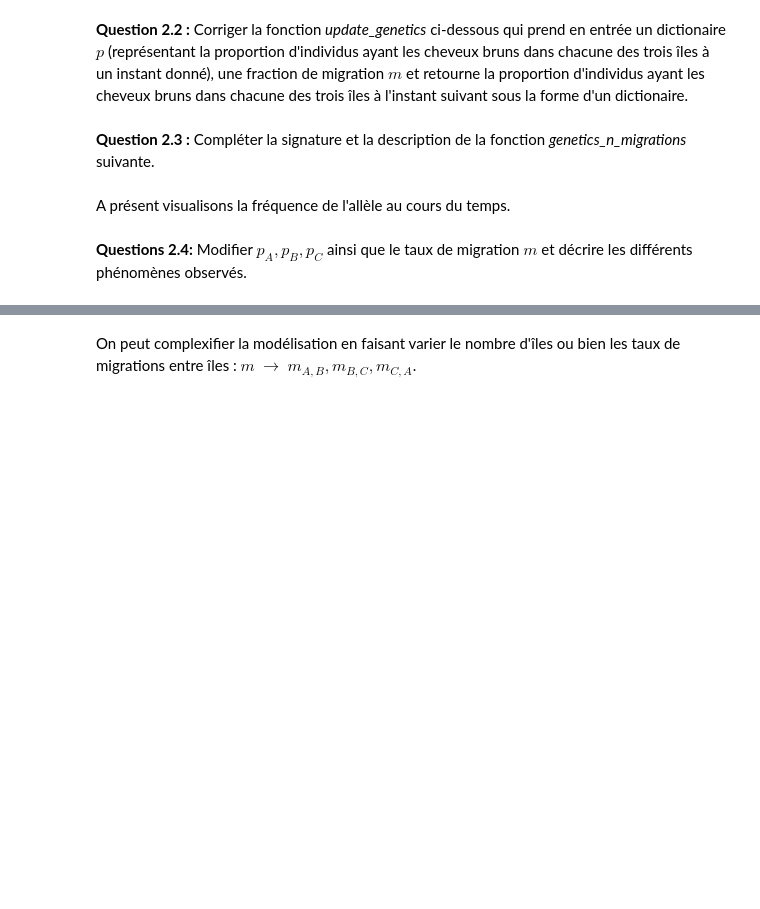
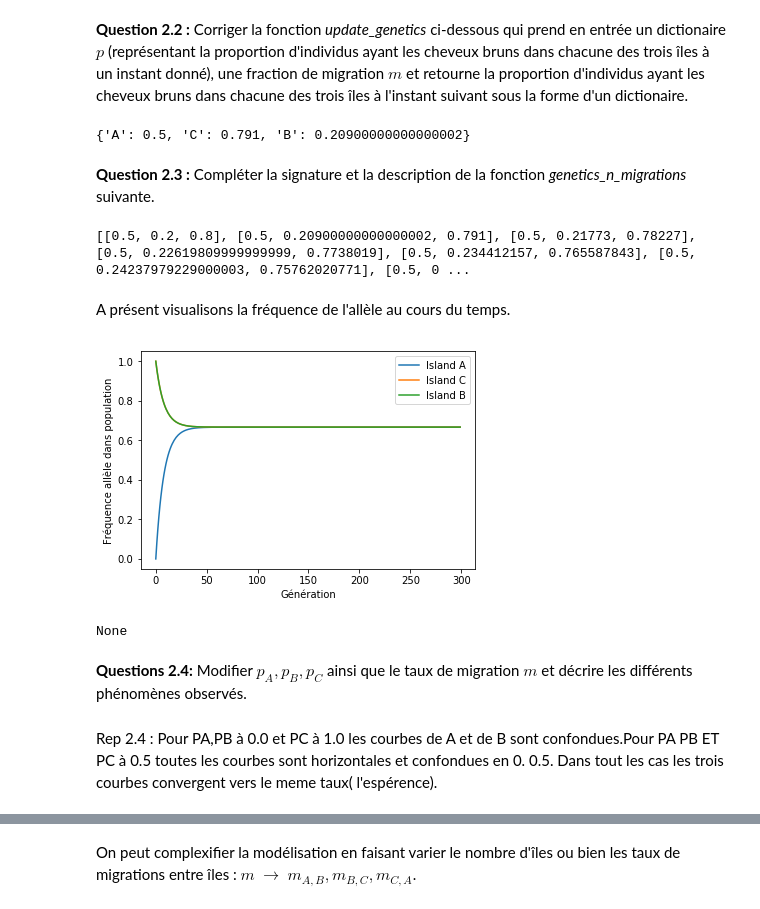
Before and after one commit to Assma94/are-dynamic-pop-2019, a Jupyter notebook: Sujet_Dynamique_Population_Etud.ipynb, the cells around one changed output, grey strips where cells are left out. Cells and saved outputs as stored; diff of their text form; code cells hidden in the pictures; blank space fills up the shorter version.

```diff
--- a/Sujet_Dynamique_Population_Etud.ipynb
+++ b/Sujet_Dynamique_Population_Etud.ipynb
@@ -215,16 +219,25 @@ print(update_population(Z,p))
     '''
     p_new={}
     p_new['A'] = p['A']*(1-2*m)+p['B']*m+p['C']*m
-    p_new['B'] = 0. # Corriger ici
-    p_new['C'] = 0. # et là
+    p_new['B'] = p['B']*(1-2*m)+p['A']*m+p['C']*m
+    p_new['C'] = p['C']*(1-2*m)+p['B']*m+p['A']*m
     return p_new
+
+m = 0.01
+
+p = {'A' : 0.5,
+    'B' : 0.2,
+    'C' : 0.8}
+print (update_genetics(p,m))
+# %% [output]
+{'A': 0.5, 'C': 0.791, 'B': 0.20900000000000002}
 # %% [markdown]
 **Question 2.3 :** Compléter la signature et la description de la fonction *genetics_n_migrations* suivante.
 # %%
 def genetics_n_migrations(p,m,n):
     '''
-    ??? -> ???
-    ???
+    dict[str:float]*float*int->list[list[float]]
+    Update the population's genetics for n migration
     '''
     keys=["A","B","C"]
     M = []
@@ -233,26 +246,42 @@ def genetics_n_migrations(p,m,n):
         p = update_genetics(p,m)
         M.append([p[k] for k in keys])
     return M
+m = 0.01
+
+p = {'A' : 0.5,
+    'B' : 0.2,
+    'C' : 0.8}
+n = 100
+print (genetics_n_migrations(p,m,n))
+# %% [output]
+[[0.5, 0.2, 0.8], [0.5, 0.20900000000000002, 0.791], [0.5, 0.21773, 0.78227], [0.5, 0.22619809999999999, 0.7738019], [0.5, 0.234412157, 0.765587843], [0.5, 0.24237979229000003, 0.75762020771], [0.5, 0 ...
 # %% [markdown]
 A présent visualisons la fréquence de l'allèle au cours du temps.
 # %%
-p = {'A' : 0.5,
-    'B' : 0.4,
-    'C' : 0.8}
+p = {'A' : 0.0,
+    'B' : 1.0,
+    'C' : 1.0}
 
-m = 0.01 # Ratio of the population that migrate every generation
+m = 0.04 # Ratio of the population that migrate every generation
 
 n = 300
 
 M = genetics_n_migrations(p,m,n)
 
 def plot_genetics(M,p):
     plt.figure()
     plt.plot(M)
     plt.legend(["Island "+i for i in p])
     plt.xlabel("Génération")
     plt.ylabel("Fréquence allèle dans population")
     plt.show()
     return
+print(plot_genetics(M,p))
+# %% [output]
+[figure, added]
+None
 # %% [markdown]
 **Questions 2.4:** Modifier $p_A,p_B,p_C$ ainsi que le taux de migration $m$ et décrire les différents phénomènes observés.
+# %% [markdown]
+Rep 2.4 : Pour PA,PB à 0.0 et PC à 1.0 les courbes de A et de B sont confondues.Pour PA PB ET PC à 0.5 toutes les courbes sont horizontales et confondues en 0.
+    0.5. Dans tout les cas les trois courbes convergent vers le meme taux( l'espérence).
```
Also changed, not shown: parts of 13 cells of this notebook.
